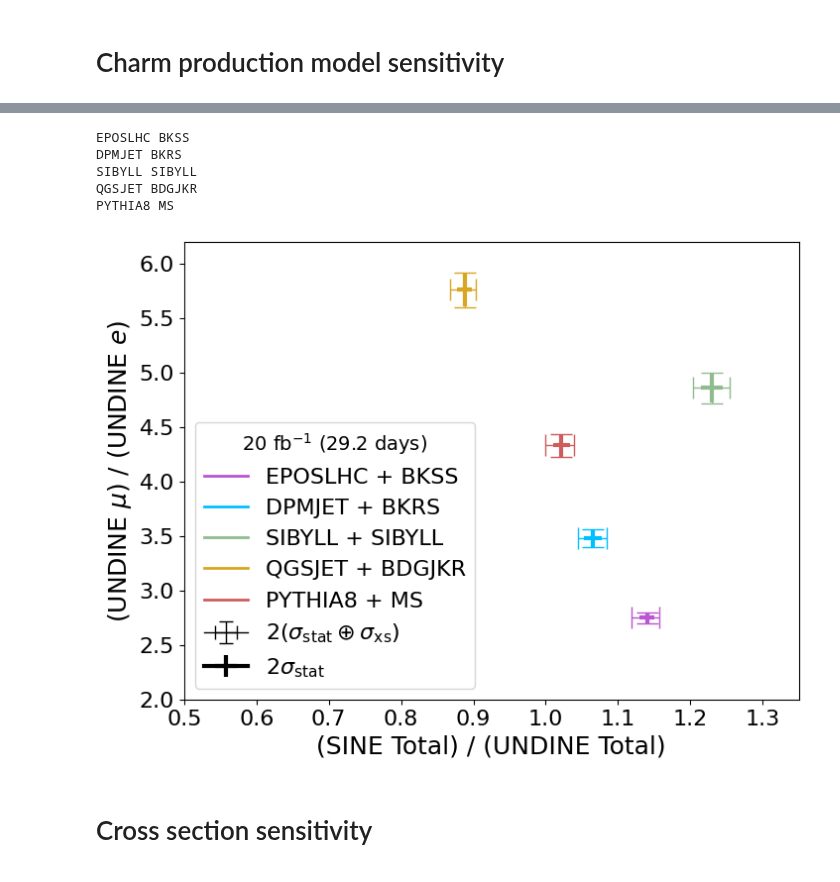
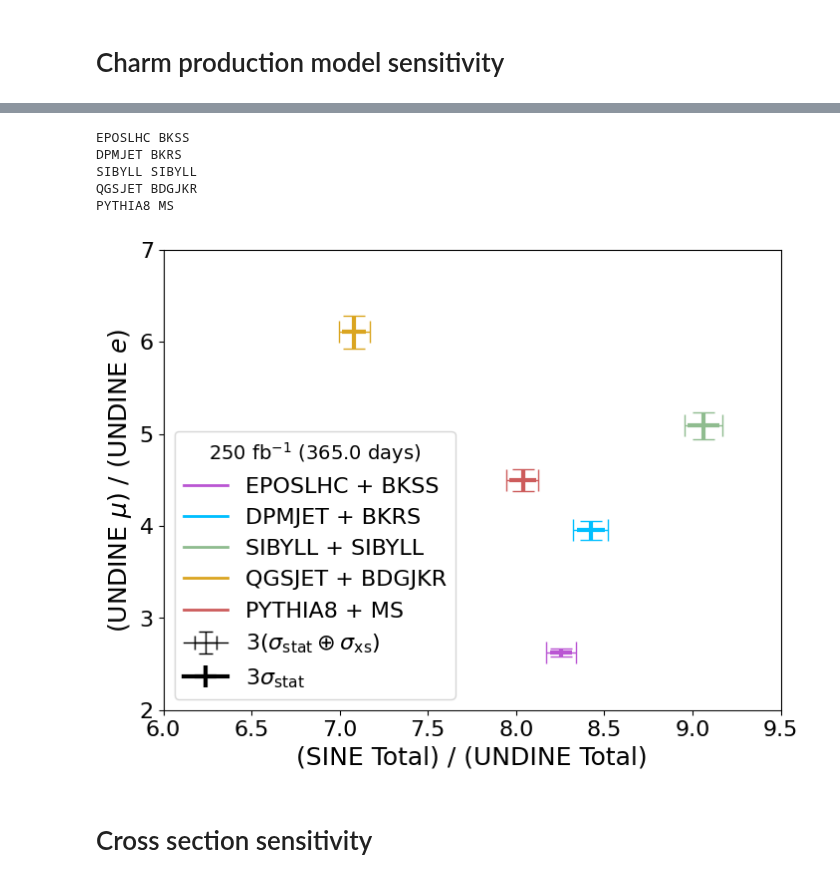
Before and after one commit to nickkamp1/Lake_Geneva_Neutrinos, a Jupyter notebook: SIREN_Analysis.ipynb, the cells around one changed output, grey strips where cells are left out. Drawn from its saved outputs; the diff is of its cells as text; code cells hidden in the pictures.

Commit message:
many paper updates, making the xsec figure now, fixed many pseudo exp bugs, updated to WCG cross section

```diff
--- a/SIREN_Analysis.ipynb
+++ b/SIREN_Analysis.ipynb
@@ -8,12 +8,42 @@ import awkward as ak
 import matplotlib.pyplot as plt
 from matplotlib.pyplot import cm
 from scipy.stats import norm,poisson
+from scipy.interpolate import interp1d
 plt.style.use("figures.mplstyle")
+
 light_generators = ["EPOSLHC","DPMJET","SIBYLL","QGSJET","PYTHIA8"]
 charm_generators = ["BKSS","BKRS","SIBYLL","BDGJKR","MS"]
+
 colors = {("EPOSLHC","BKSS"):"mediumorchid",
           ("DPMJET","BKRS"):"deepskyblue",
           ("SIBYLL","SIBYLL"):"darkseagreen",
           ("QGSJET","BDGJKR"):"goldenrod",
           ("PYTHIA8","MS"):"indianred"
          }
+
+forward_flux_files = {
+    "LHC13":{
+        "light":["DPMJET", "EPOSLHC", "PYTHIA8", "QGSJET", "SIBYLL"],
+        "charm":["BDGJKR", "BKRS", "BKSS", "MS", "SIBYLL"]
+    },
+    "Large":{
+        "light":["EPOSLHC"],
+        "charm":["BKRS"]
+    },
+    "Run3":{
+        "light":["EPOSLHC"],
+        "charm":["POWHEG+P8monash"]
+    },
+    "VLarge":{
+        "light":["EPOSLHC","SIBYLL"],
+        "charm":["BKRS"]
+    }
+}
+primaries = [12,-12,
+             14,-14,
+             16,-16
+            ]
+datasets={"SINE_CMS_West":["CC"],
+           "UNDINE_LHCb_North":["CC","NC"]}
+
+num_UNDINE = 5
@@ -421,8 +423,8 @@ plt.show()
 # %%
 tau_muon_BR = 0.1739
 norm_error = 0.03
-exposure_factor = 1./150. # roughly one month
-nsigma = 2
+exposure_factor = yearly_factor # roughly one month
+nsigma = 3
 
 SINE_rate_nominal = {}
 UNDINE_rate_nominal = {}
@@ -455,9 +457,9 @@ for lg,cg in zip(light_generators,charm_generators):
     UNDINE_rate_kaons = 0
     UNDINE_muons_kaons = 0
     UNDINE_electrons_kaons = 0
-    for xs_model in datasets["UNDINE_CMS_East"]:
-        lkey = tuple(("UNDINE_CMS_East",xs_model,prefix,lg,"light"))
-        ckey = tuple(("UNDINE_CMS_East",xs_model,prefix,cg,"charm"))
+    for xs_model in datasets["UNDINE_LHCb_North"]:
+        lkey = tuple(("UNDINE_LHCb_North",xs_model,prefix,lg,"light"))
+        ckey = tuple(("UNDINE_LHCb_North",xs_model,prefix,cg,"charm"))
         for pid in pids:
             rate = generator_rates[lkey+(pid,)] + generator_rates[ckey+(pid,)]
             pion_rate = generator_pion_rates[lkey+(pid,)] + generator_pion_rates[ckey+(pid,)]
@@ -513,36 +515,36 @@ for lg,cg in zip(light_generators,charm_generators):
     r2_err_low = np.sqrt(r2_stat_err**2 + r2_xs_err[0]**2)
     r2_err_high = np.sqrt(r2_stat_err**2 + r2_xs_err[1]**2)
 
     plt.errorbar(r1,r2,
                  xerr=r1_stat_err,
                  yerr=r2_stat_err,
                  color=c,lw=3)
     plt.errorbar(r1,r2,
                  xerr=np.expand_dims((r1_err_low,r1_err_high),-1),
                  yerr=np.expand_dims((r2_err_low,r2_err_high),-1),
                  color=c,lw=1,capsize=8)
     #for cap in caplines: cap.set_marker('v')
     plt.plot([],[],color=c,label="%s + %s"%(lg,cg))
 
 
 plt.errorbar([-1],[-1],xerr=[2],yerr=[2],color="black",lw=1,capsize=5,label=r"$%d (\sigma_{\rm stat} \oplus \sigma_{\rm xs})$"%nsigma)
 plt.errorbar([],[],xerr=[],yerr=[],color="black",lw=3,label=r"$%d \sigma_{\rm stat}$"%nsigma)
 plt.legend(title=r"%d ${\rm fb}^{-1}$ (%2.1f days)"%(3000*exposure_factor,exposure_factor/yearly_factor*365),loc="lower left")
-plt.xlim(0.5,1.35)
-plt.ylim(2,6.2)
+plt.xlim(6.0,9.5)
+plt.ylim(2,7)
 plt.xlabel("(SINE Total) / (UNDINE Total)")
 plt.ylabel(r"(UNDINE $\mu$) / (UNDINE $e$)")
 plt.gcf().set_facecolor("white")
 plt.gcf().patch.set_alpha(0.0)
 plt.savefig("Figures/SIREN/GeneratorDifferntiator.pdf",dpi=100)
 plt.show()
 # %% [output]
 EPOSLHC BKSS
 DPMJET BKRS
 SIBYLL SIBYLL
 QGSJET BDGJKR
 PYTHIA8 MS
-[figure, old version]
+[figure, new version]
 # %% [markdown]
 # Cross section sensitivity
 # %%
```
Also changed, not shown: parts of 14 cells of this notebook, 18 other files.
